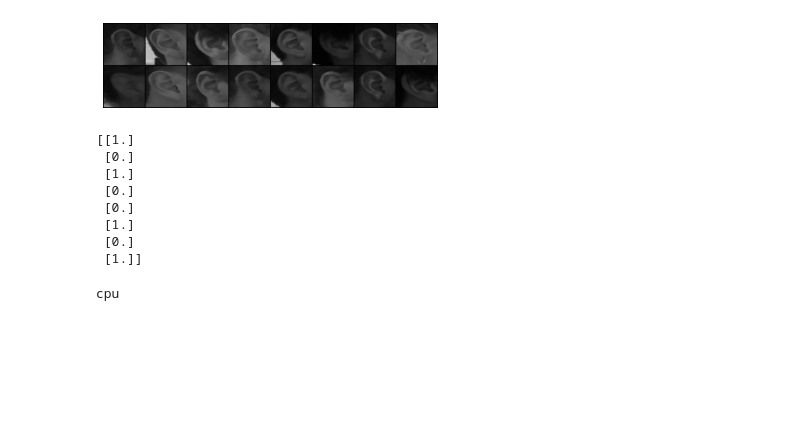
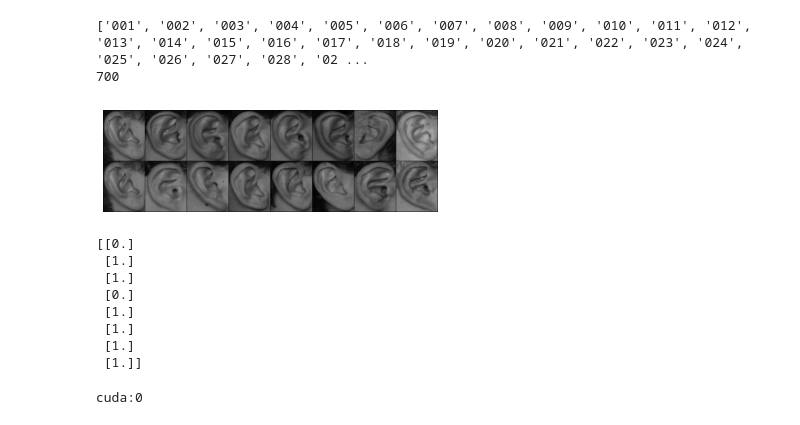
Before and after one commit to royalts1011/Bachelorthesis, a Jupyter notebook: Siamese_MobileNetV2_Train.ipynb, the cells around one changed output. Drawn from its saved outputs; the diff is of its cells as text; code cells hidden in the pictures; blank space fills up the shorter version.

Commit message:
data loaders

```diff
--- a/Siamese_MobileNetV2_Train.ipynb
+++ b/Siamese_MobileNetV2_Train.ipynb
@@ -41,9 +39,13 @@ def show_plot(iteration,loss):
 # %%
 # Set Up All Configurations here
 class Config():
-    training_dir = "../data/ears/training/"
-    testing_dir = "../data/ears/testing/"
+    dataset_dir = '../AMIC/'
+    # training_dir = "../data/ears/training/"
+    # testing_dir = "../data/ears/testing/"
     train_batch_size = 32
+    test_batch_size = 1
+    vis_batch_size = 8
+    num_workers = 3
 
     EPOCHS= 10
     LEARNINGRATE = 0.001
@@ -63,21 +52,61 @@ train_dataloader = DataLoader(siamese_dataset,
+# %%
+# define indicies to split Data
+N = len(ds_ear_siamese.get_dataset(data_path=Config.dataset_dir, transform_mode='size_only'))
+print(N)
+n_80 = int(round(.8*N))
+n_70 = int(round(.7*N))
+n_60 = int(round(.6*N))
+n_30 = int(round(.3*N))
+n_20 = int(round(.2*N))
+
+rand_indices = np.random.permutation(N)
+train_indices = rand_indices[:n_70]
+test_indices = rand_indices[n_30:]
+
+# definde data loader
+# dl_train = ds_ear_siamese.get_dataloader(
+train_dataloader = ds_ear_siamese.get_dataloader(
+    indices=train_indices,
+    batch_size=Config.train_batch_size,
+    num_workers=Config.num_workers,
+    transform_mode='siamese', # TODO switch to another transform?
+    data_path=Config.dataset_dir
+)
+
+# dl_test = ds_ear_siamese.get_dataloader(
+test_dataloader = ds_ear_siamese.get_dataloader(
+    indices=test_indices,
+    batch_size=Config.test_batch_size,
+    num_workers=Config.num_workers,
+    transform_mode='siamese',
+    data_path=Config.dataset_dir
+)
+
+vis_dataloader = ds_ear_siamese.get_dataloader(
+        indices=train_indices,
+        batch_size=Config.vis_batch_size,
+        num_workers=Config.num_workers,
+        transform_mode='siamese',
+        data_path=Config.dataset_dir
+)
+# %% [output]
+['001', '002', '003', '004', '005', '006', '007', '008', '009', '010', '011', '012', '013', '014', '015', '016', '017', '018', '019', '020', '021', '022', '023', '024', '025', '026', '027', '028', '02 ...
+700
 # %%
-vis_dataloader = DataLoader(siamese_dataset,
-                        shuffle=True,
-                        num_workers=8,
-                        batch_size=8)
+# visualize some data....
 dataiter = iter(vis_dataloader)
 
 example_batch = next(dataiter)
 concatenated = torch.cat((example_batch[0],example_batch[1]),0)
-imshow(torchvision.utils.make_grid(concatenated))
+imshow(make_grid(concatenated))
 print(example_batch[2].numpy())
 # %% [output]
-[figure, old version]
+[figure, new version]
-[[1.]
+[[0.]
+ [1.]
+ [1.]
  [0.]
  [1.]
- [0.]
- [0.]
  [1.]
- [0.]
+ [1.]
  [1.]]
@@ -101,9 +120,9 @@ device = get_device()
 print(device)
 model.to(device)
 
-contrastiv_loss_siamese = ContrastiveLoss()
-optimizer_siamese = optim.Adam(model.parameters(),lr = Config.LEARNINGRATE)
+contrastive_loss_siamese = ContrastiveLoss()
+optimizer_siamese = torch.optim.Adam(model.parameters(),lr = Config.LEARNINGRATE)
 # %% [output]
-cpu
+cuda:0
 # %%
 training = Training(model=model, optimizer=optimizer_siamese,train_dataloader=train_dataloader,
```
Also changed, not shown: parts of 5 cells of this notebook, 8 other files.
